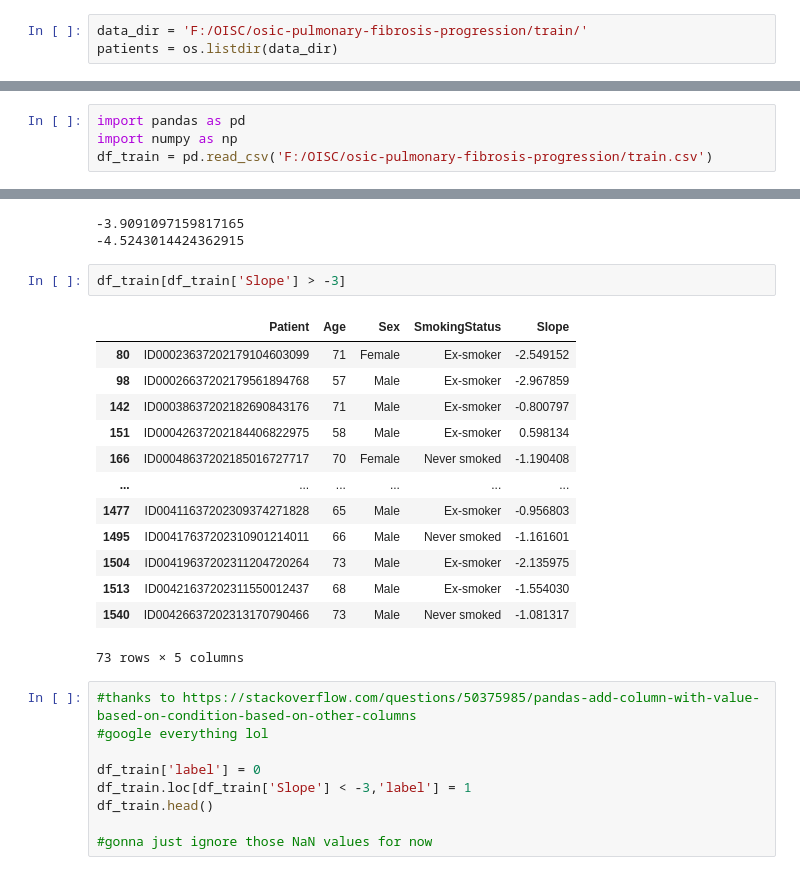
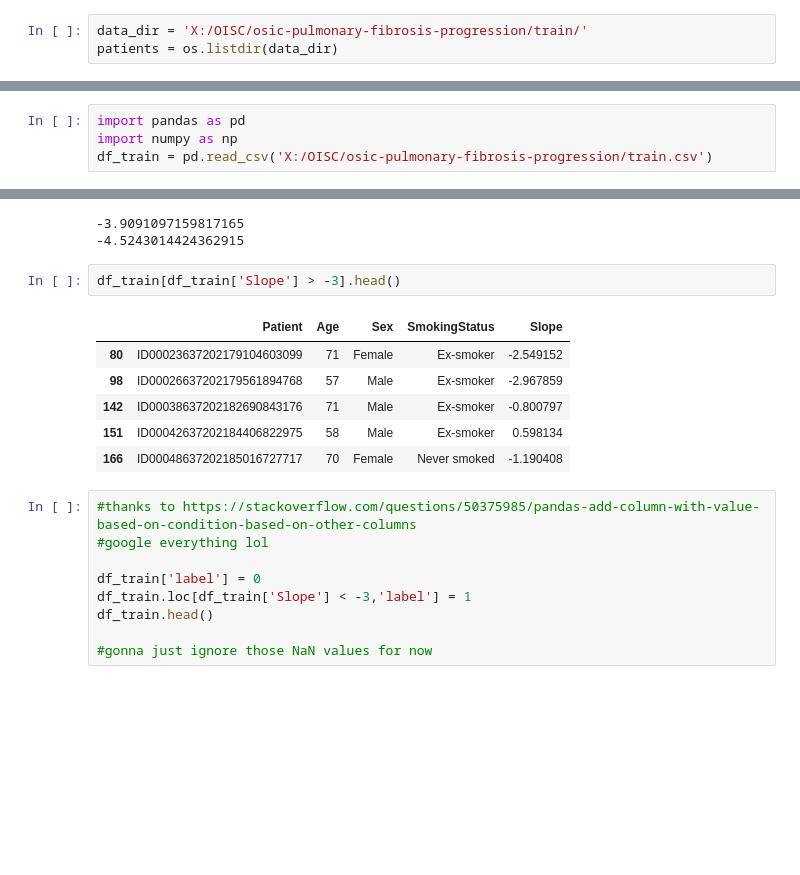
Before and after one commit to tjlogue4/kaggle-OSIC-Pulmonary-Fibrosis-Progression, a Jupyter notebook: Preprocess.ipynb, the cells around one changed output, grey strips where cells are left out. Cells and saved outputs as stored; diff of their text form; blank space fills up the shorter version.

Commit message:
Added Training Tutorial

```diff
--- a/Preprocess.ipynb
+++ b/Preprocess.ipynb
@@ -14,7 +14,7 @@ from tqdm import tqdm # this is going to help us track the progrerss of processi
 #### Note: I went through this dataset a whileback and found that there were issues with the following patients' dicom files:
 ##### 'ID00011637202177653955184', 'ID00026637202179561894768',  'ID00128637202219474716089', 'ID00132637202222178761324'
 # %%
-data_dir = 'F:/OISC/osic-pulmonary-fibrosis-progression/train/'
+data_dir = 'X:/OISC/osic-pulmonary-fibrosis-progression/train/'
 patients = os.listdir(data_dir)
 # %%
 #create a dataframe that we will append data to
@@ -177,7 +164,7 @@ df.num_slices.sort_values().plot.bar() # plot to get a general idea of where eve
 # %%
 import pandas as pd
 import numpy as np
-df_train = pd.read_csv('F:/OISC/osic-pulmonary-fibrosis-progression/train.csv')
+df_train = pd.read_csv('X:/OISC/osic-pulmonary-fibrosis-progression/train.csv')
 # %%
 df_train.head()
 # %% [output]
@@ -264,21 +250,14 @@ print(df_train.Slope.mean())
 -3.9091097159817165
 -4.5243014424362915
 # %%
-df_train[df_train['Slope'] > -3]
+df_train[df_train['Slope'] > -3].head()
 # %% [output]
 |  | Patient | Age | Sex | SmokingStatus | Slope |
 | 80 | ID00023637202179104603099 | 71 | Female | Ex-smoker | -2.549152 |
 | 98 | ID00026637202179561894768 | 57 | Male | Ex-smoker | -2.967859 |
 | 142 | ID00038637202182690843176 | 71 | Male | Ex-smoker | -0.800797 |
 | 151 | ID00042637202184406822975 | 58 | Male | Ex-smoker | 0.598134 |
 | 166 | ID00048637202185016727717 | 70 | Female | Never smoked | -1.190408 |
-| ... | ... | ... | ... | ... | ... |
-| 1477 | ID00411637202309374271828 | 65 | Male | Ex-smoker | -0.956803 |
-| 1495 | ID00417637202310901214011 | 66 | Male | Never smoked | -1.161601 |
-| 1504 | ID00419637202311204720264 | 73 | Male | Ex-smoker | -2.135975 |
-| 1513 | ID00421637202311550012437 | 68 | Male | Ex-smoker | -1.554030 |
-| 1540 | ID00426637202313170790466 | 73 | Male | Never smoked | -1.081317 |
-73 rows × 5 columns
 # %%
 #thanks to https://stackoverflow.com/questions/50375985/pandas-add-column-with-value-based-on-condition-based-on-other-columns
 #google everything lol
```
Also changed, not shown: parts of 17 cells of this notebook, 6 other files.
